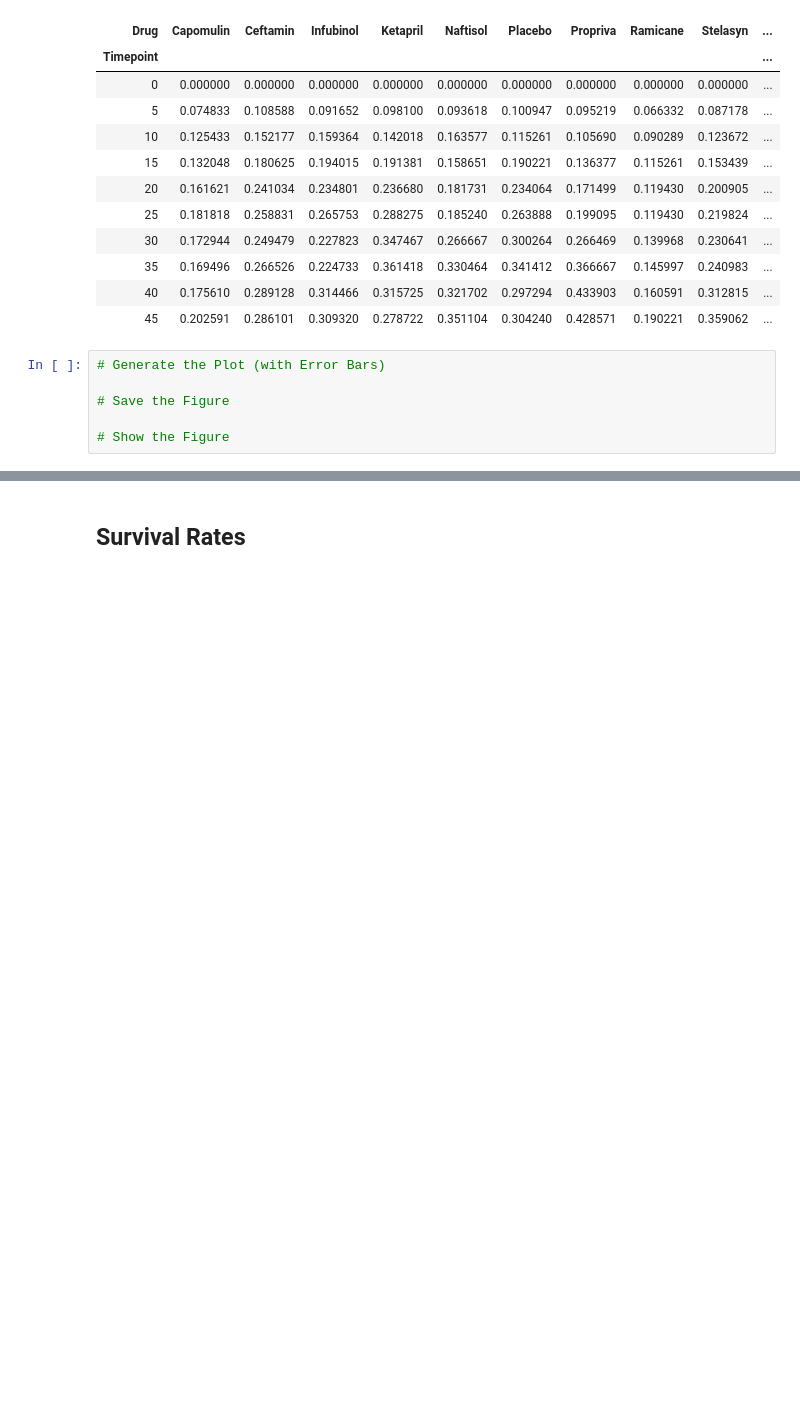
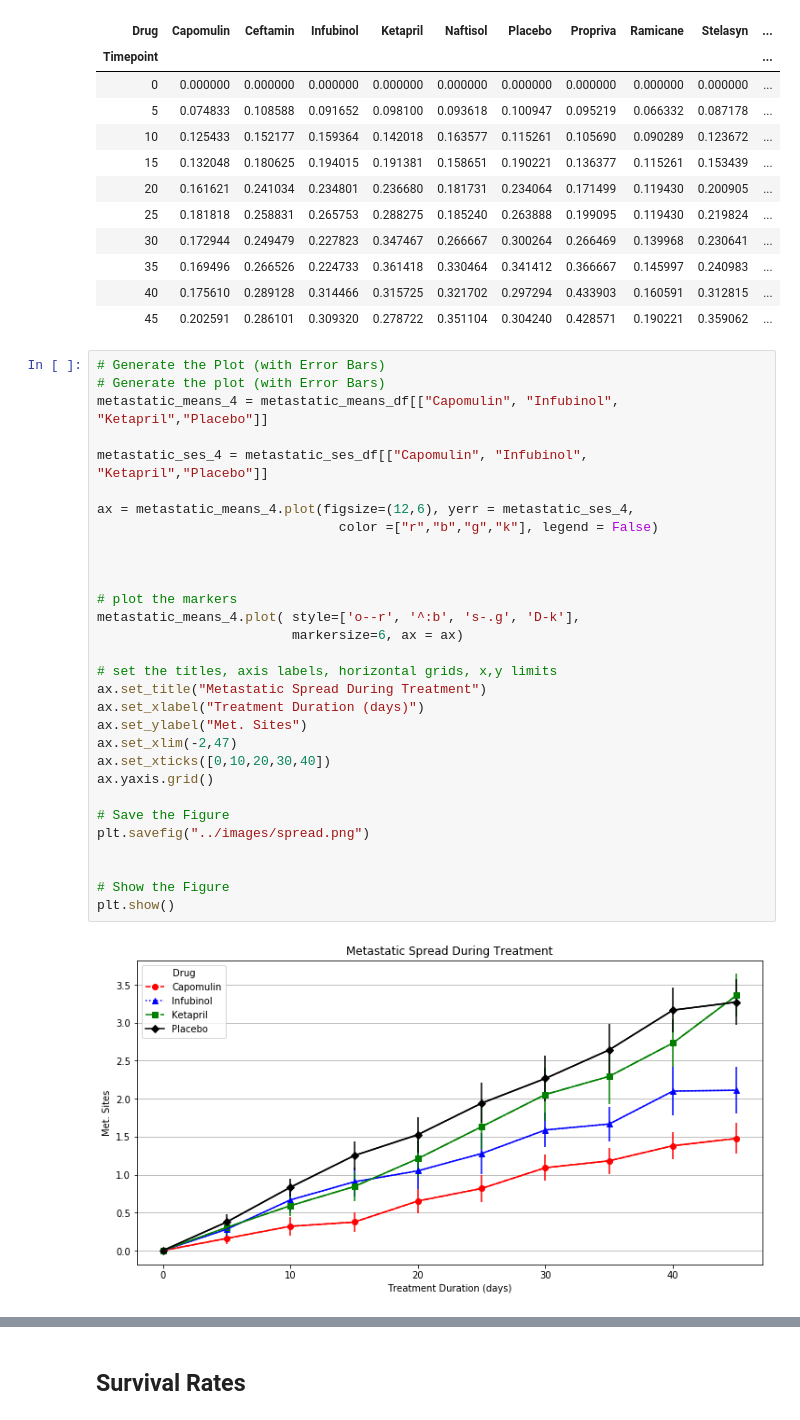
Before and after one commit to esnaaf1/matplotlib-challenge, a Jupyter notebook: Pymaceuticals/pymaceuticals_solution.ipynb, the cells around one changed output, grey strips where cells are left out. Cells and saved outputs as stored; diff of their text form; blank space fills up the shorter version.

```diff
--- a/Pymaceuticals/pymaceuticals_solution.ipynb
+++ b/Pymaceuticals/pymaceuticals_solution.ipynb
@@ -161,12 +182,38 @@ metastatic_ses_df.head(20)
 | 35 | 0.169496 | 0.266526 | 0.224733 | 0.361418 | 0.330464 | 0.341412 | 0.366667 | 0.145997 | 0.240983 | ... |
 | 40 | 0.175610 | 0.289128 | 0.314466 | 0.315725 | 0.321702 | 0.297294 | 0.433903 | 0.160591 | 0.312815 | ... |
 | 45 | 0.202591 | 0.286101 | 0.309320 | 0.278722 | 0.351104 | 0.304240 | 0.428571 | 0.190221 | 0.359062 | ... |
-# %%
-# Generate the Plot (with Error Bars)
-
-# Save the Figure
-
-# Show the Figure
+# %%
+# Generate the Plot (with Error Bars)
+# Generate the plot (with Error Bars)
+metastatic_means_4 = metastatic_means_df[["Capomulin", "Infubinol", "Ketapril","Placebo"]]
+
+metastatic_ses_4 = metastatic_ses_df[["Capomulin", "Infubinol", "Ketapril","Placebo"]]
+
+ax = metastatic_means_4.plot(figsize=(12,6), yerr = metastatic_ses_4,
+                               color =["r","b","g","k"], legend = False)
+
+
+
+# plot the markers
+metastatic_means_4.plot( style=['o--r', '^:b', 's-.g', 'D-k'],
+                         markersize=6, ax = ax)
+
+# set the titles, axis labels, horizontal grids, x,y limits
+ax.set_title("Metastatic Spread During Treatment")
+ax.set_xlabel("Treatment Duration (days)")
+ax.set_ylabel("Met. Sites")
+ax.set_xlim(-2,47)
+ax.set_xticks([0,10,20,30,40])
+ax.yaxis.grid()
+
+# Save the Figure
+plt.savefig("../images/spread.png")
+
+
+# Show the Figure
+plt.show()
+# %% [output]
+[figure, added]
 # %% [markdown]
 ![Metastatic Spread During Treatment](../Images/spread.png)
 # %% [markdown]
```
Also changed, not shown: parts of 8 cells of this notebook, 6 other files.
